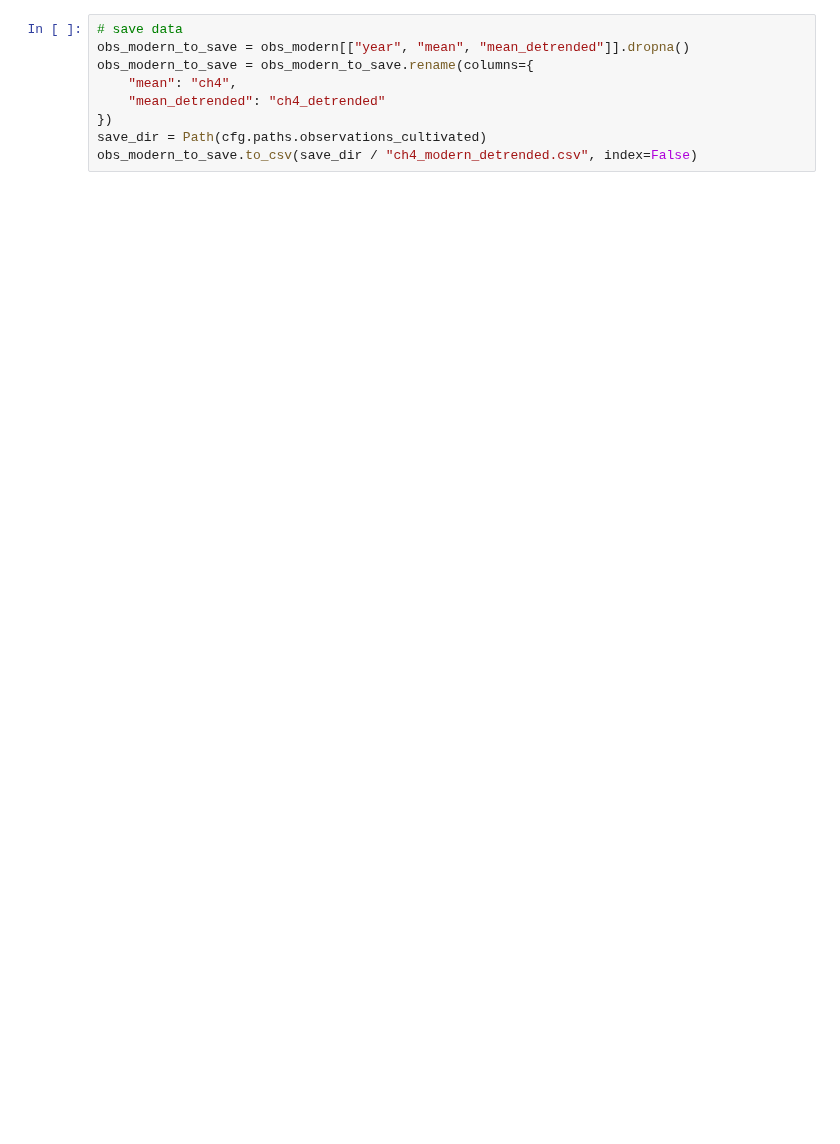
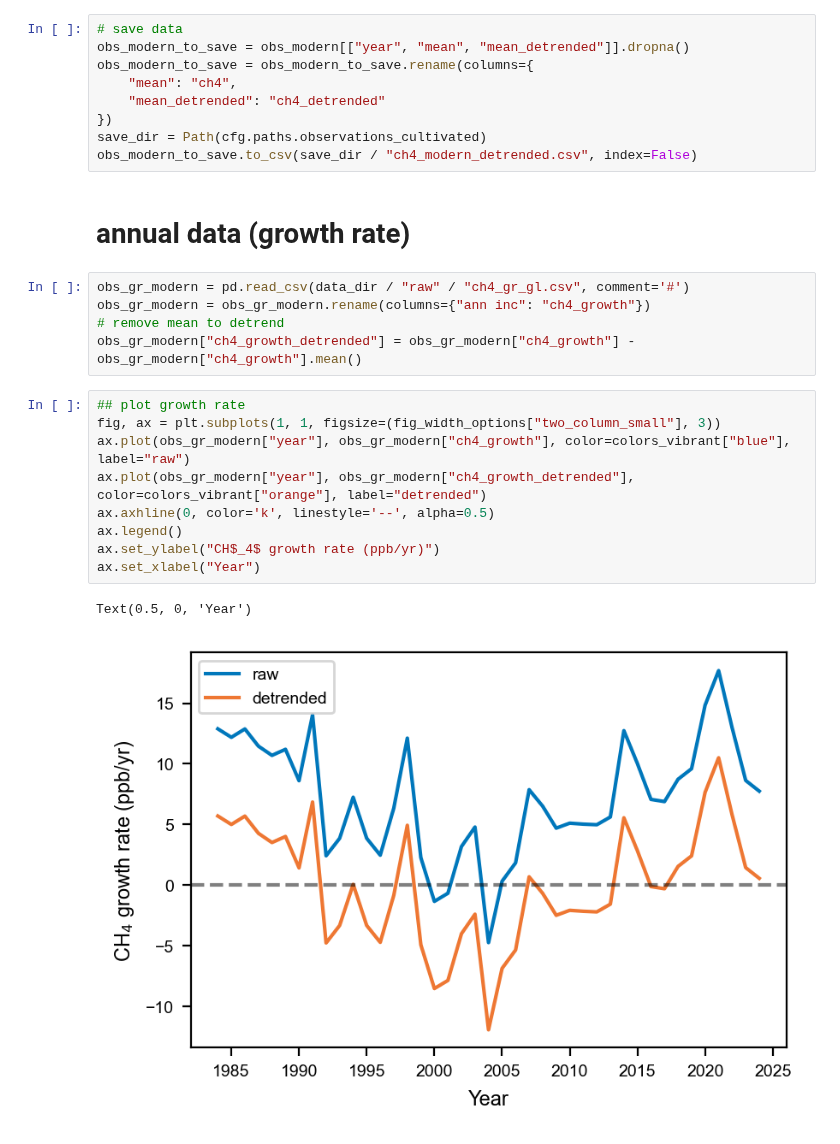
Before and after one commit to ericjmei/methane_noise_forcing, a Jupyter notebook: notebooks/EDA/explore_modern_methane.ipynb, the cells around one changed output. Drawn from its saved outputs; the diff is of its cells as text; blank space fills up the shorter version.

```diff
--- a/notebooks/EDA/explore_modern_methane.ipynb
+++ b/notebooks/EDA/explore_modern_methane.ipynb
@@ -69,3 +71,22 @@ obs_modern_to_save = obs_modern_to_save.rename(columns={
 })
 save_dir = Path(cfg.paths.observations_cultivated)
 obs_modern_to_save.to_csv(save_dir / "ch4_modern_detrended.csv", index=False)
+# %% [markdown]
+# annual data (growth rate)
+# %%
+obs_gr_modern = pd.read_csv(data_dir / "raw" / "ch4_gr_gl.csv", comment='#')
+obs_gr_modern = obs_gr_modern.rename(columns={"ann inc": "ch4_growth"})
+# remove mean to detrend
+obs_gr_modern["ch4_growth_detrended"] = obs_gr_modern["ch4_growth"] - obs_gr_modern["ch4_growth"].mean()
+# %%
+## plot growth rate
+fig, ax = plt.subplots(1, 1, figsize=(fig_width_options["two_column_small"], 3))
+ax.plot(obs_gr_modern["year"], obs_gr_modern["ch4_growth"], color=colors_vibrant["blue"], label="raw")
+ax.plot(obs_gr_modern["year"], obs_gr_modern["ch4_growth_detrended"], color=colors_vibrant["orange"], label="detrended")
+ax.axhline(0, color='k', linestyle='--', alpha=0.5)
+ax.legend()
+ax.set_ylabel("CH$_4$ growth rate (ppb/yr)")
+ax.set_xlabel("Year")
+# %% [output]
+Text(0.5, 0, 'Year')
+[figure, added]
```
Also changed, not shown: parts of 12 cells of this notebook, 6 other files.
